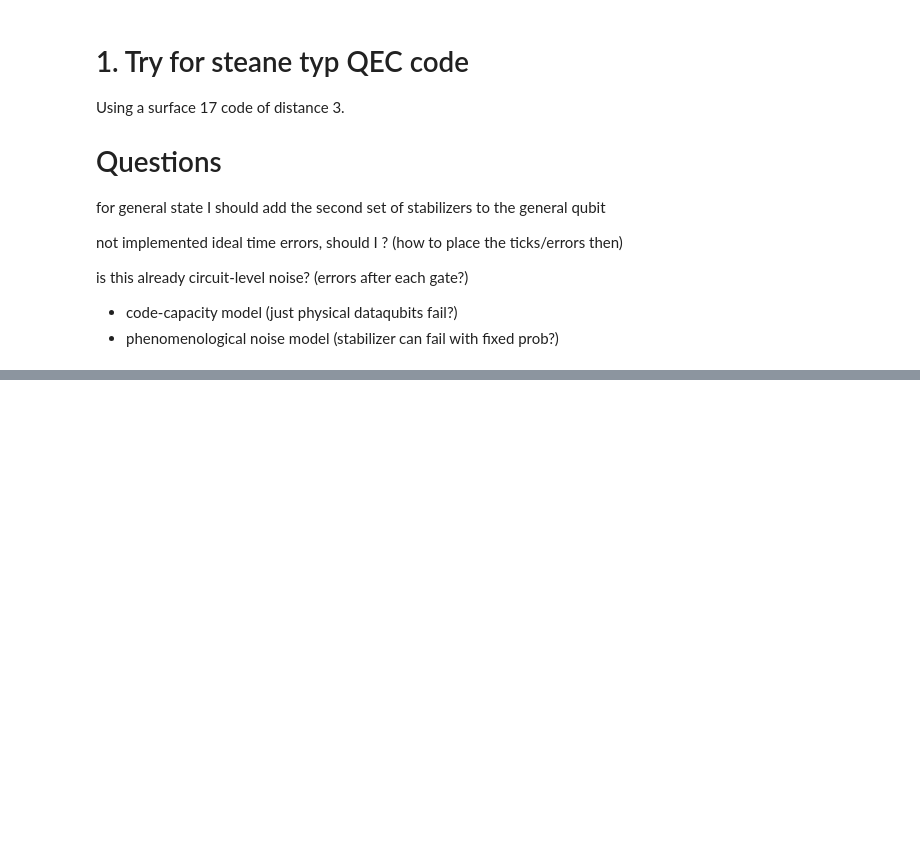
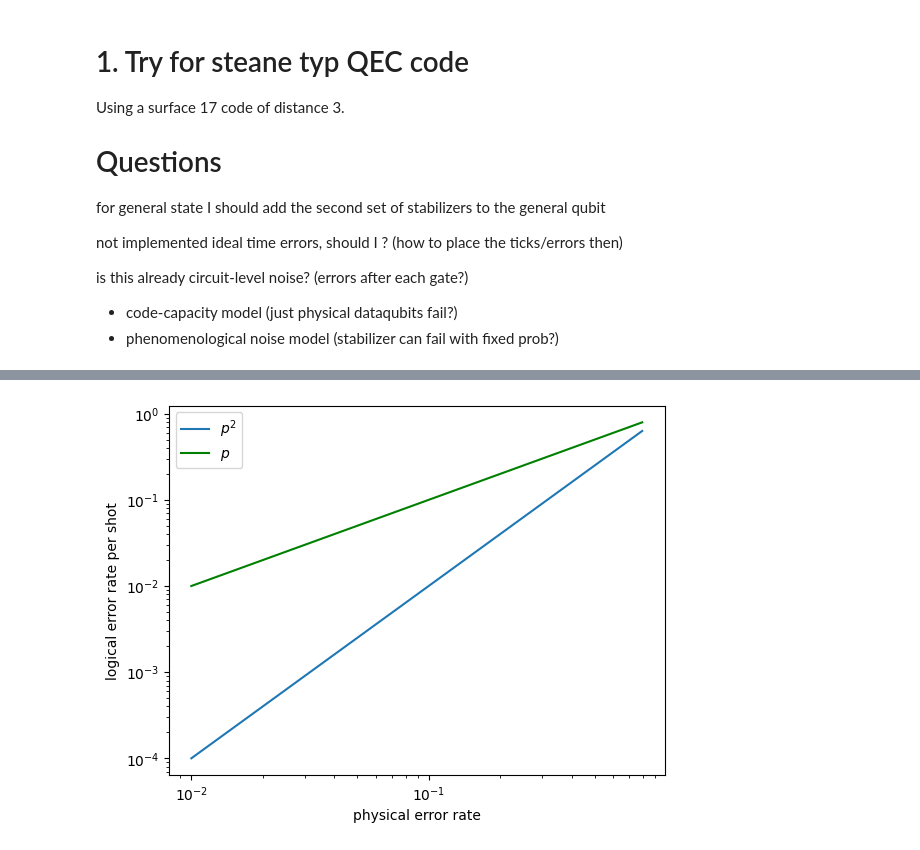
Before and after one commit to leonardlux/MasterArbeit, a Jupyter notebook: code/steane_type/stean_code.ipynb, the cells around one changed output, grey strips where cells are left out. Saved outputs shown, nothing was run; the diff lists cells and outputs as text; code cells hidden in the pictures; blank space fills up the shorter version.

```diff
--- a/code/steane_type/stean_code.ipynb
+++ b/code/steane_type/stean_code.ipynb
@@ -491,7 +558,7 @@ print(num_logical_errors/num_shots)
 num_shots = 100_000
 noise_set = np.logspace(-2,-0.1)
 #for circuit in [gen_steane_circuit(1)]:
-if 1:
+if 0:
     steane_circuit = construct_steane_circuit()
     reversed_steane_circuit = construct_steane_circuit(reverse_order=True)
     circuits = [steane_circuit, reversed_steane_circuit]
@@ -504,33 +571,35 @@ if 1:
         for noise in noise_set:
             noise_model = {
                 "single_qubit_gate": {
                     "error": "DEPOLARIZE1",
                     "noise": noise,
                 },
                 "two_qubit_gate": {
                     "error": "DEPOLARIZE2",
                     "noise": noise,
                 },
             }
             noisy_circuit= add_noise(
                 circuit,
                 noise_model,
                 single_qubit_gate_errors=False,
                 measurement_errors=False,
                 initialize_errors=False,
                 )
             num_errors_sampled = count_logical_errors(noisy_circuit, num_shots)
             xs.append(noise)
             ys.append(num_errors_sampled / num_shots)
         plt.errorbar(xs,ys,yerr=num_shots**(-1/2),label=circuit_names[i])
 plt.loglog()
 plt.plot(noise_set,noise_set**2,label="$p^2$")
 plt.plot(noise_set,noise_set,label="$p$",c="green")
 plt.xlabel("physical error rate")
 plt.ylabel("logical error rate per shot")
 plt.legend()
 plt.savefig("logical_error_rate.pdf")
 plt.show()
+# %% [output]
+[figure, added]
 # %%
 num_shots = 10_000
 noise_set = np.logspace(-2,-0.1)
```
Also changed, not shown: parts of 16 cells of this notebook.
